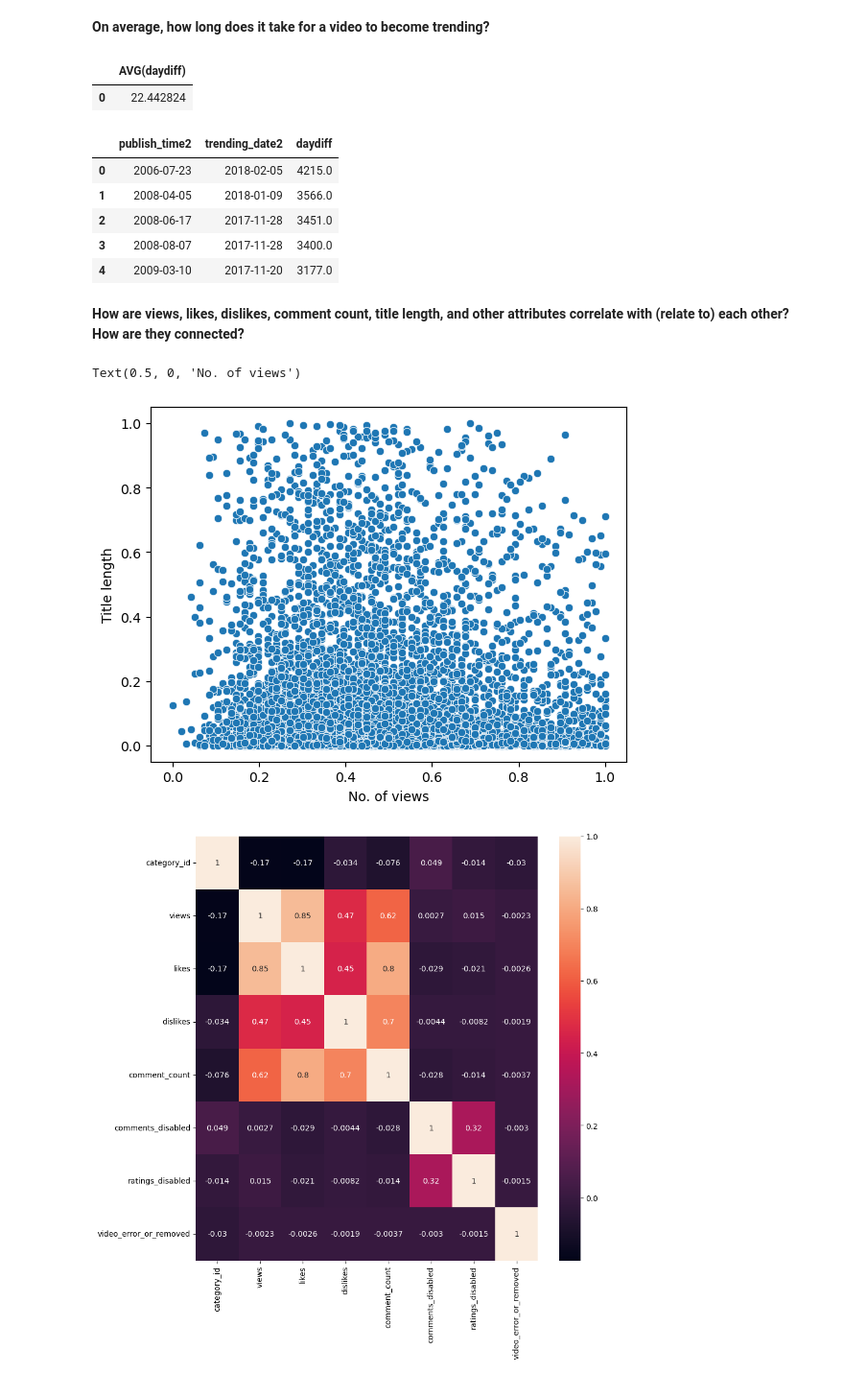
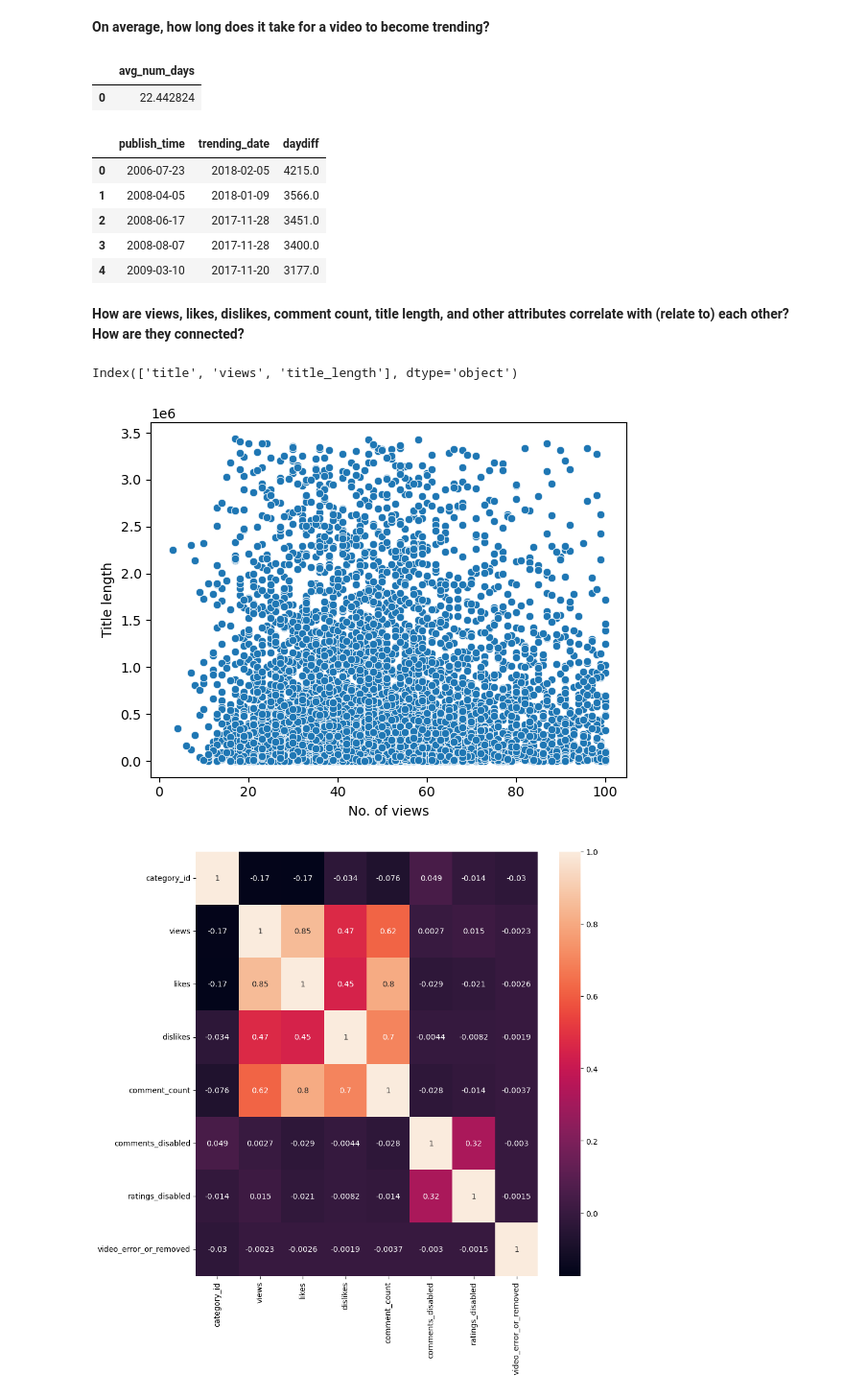
Before and after one commit to BenJC243/data-analysis_projects, a Jupyter notebook: yt_trending_videos.ipynb, the cells around one changed output. Shown at 96% size. Cells and saved outputs as stored; diff of their text form; code cells hidden in the pictures.

```diff
--- a/yt_trending_videos.ipynb
+++ b/yt_trending_videos.ipynb
@@ -19,7 +19,7 @@ pd.set_option('display.max_rows', None)
 pd.set_option('display.max_colwidth', None)
 
 # first 5 rows of dataset
-df = pd.read_csv(r'C:~\Trending YouTube Video Statistics\USvideos.csv')
+df = pd.read_csv(r'C:\Users\benjc\Downloads\Trending YouTube Video Statistics\USvideos.csv')
 df.head()
 # %% [output]
 |  | video_id | trending_date | title | channel_title | category_id | publish_time | tags | views | likes | ... |
@@ -217,21 +216,26 @@ video title length vs views
 # %%
 # return distinct video titles and their character lengths
 title_length_vs_views = sqldf('''
-WITH a AS (SELECT title, views
-FROM (
-    SELECT title, views,
-    ROW_NUMBER() OVER (partition by video_id order by trending_date desc) as last_trending_day
+WITH vids_last_day_trending AS (
+    SELECT title, views
+    FROM (
+        SELECT title, views,
+        ROW_NUMBER() OVER (PARTITION BY video_id ORDER BY trending_date desc) AS last_trending_day
+        FROM df
+        )
+    WHERE last_trending_day = 1
+),
+
+final AS (
+    SELECT distinct title, LENGTH(title) AS title_length
     FROM df
-    )
-where last_trending_day = 1),
+)
 
-b AS (SELECT distinct title, length(title) title_length
-from df)
-
-select a.title,a.views, title_length
-from a
-join b
-on a.title = b.title''')
+SELECT vids_last_day_trending.title, vids_last_day_trending.views, title_length
+FROM vids_last_day_trending
+JOIN final
+ON vids_last_day_trending.title = final.title
+''')
 
 # removing outliers if video views 1.5x above or below IQR
 quantile1,quantile3 = np.quantile(title_length_vs_views.views,[.25,.75])
@@ -247,32 +251,33 @@ sns.scatterplot(data=title_length_vs_views_filter,x='views',y='title_length');
 # %%
 # avg num of days for a vid to be trending (1st day it becomes trending after publish date)
 sqldf('''
-SELECT AVG(daydiff)
+SELECT AVG(daydiff) AS avg_num_days
 FROM (
     SELECT JULIANDAY(trending_date) - JULIANDAY(publish_time) AS daydiff
     FROM (
-        SELECT publish_time, trending_date, video_id, rank() over (PARTITION BY video_id ORDER BY trending_date2) AS rank
+        SELECT publish_time, trending_date, video_id, rank() over (PARTITION BY video_id ORDER BY trending_date) AS rank
         FROM df
         )
     WHERE rank = 1
     )
 ''')
 # %% [output]
-|  | AVG(daydiff) |
+|  | avg_num_days |
 | 0 | 22.442824 |
 # %%
 # top 5 videos w/ largest time gap between their published dates and their first day trending
 sqldf('''
-SELECT publish_time2, trending_date2, JULIANDAY(trending_date2) - JULIANDAY(publish_time2) AS daydiff
+SELECT publish_time, trending_date, JULIANDAY(trending_date) - JULIANDAY(publish_time) AS daydiff
 FROM (
-    SELECT publish_time,publish_time2,trending_date2, trending_date2, video_id, rank() over (partition by video_id order by trending_date2 desc) as rank
+    SELECT publish_time, publish_time, trending_date, video_id, RANK() over
+        (PARTITION BY video_id ORDER BY trending_date DESC) AS rank
     FROM df
     )
 WHERE rank = 1
 ORDER BY daydiff DESC
 ''').head()
 # %% [output]
-|  | publish_time2 | trending_date2 | daydiff |
+|  | publish_time | trending_date | daydiff |
 | 0 | 2006-07-23 | 2018-02-05 | 4215.0 |
 | 1 | 2008-04-05 | 2018-01-09 | 3566.0 |
 | 2 | 2008-06-17 | 2017-11-28 | 3451.0 |
@@ -280,13 +285,16 @@ ORDER BY daydiff DESC
 | 4 | 2009-03-10 | 2017-11-20 | 3177.0 |
 # %% [markdown]
 **How are views, likes, dislikes, comment count, title length, and other attributes correlate with (relate to) each other? How are they connected?**
+# %%
+title_length_vs_views_filter.columns
+# %% [output]
+Index(['title', 'views', 'title_length'], dtype='object')
 # %%
-sns.scatterplot(data=title_length_vs_views_filter,y='views_sum_norm',x='title_length_norm')
+sns.scatterplot(data=title_length_vs_views_filter,y='views',x='title_length')
 plt.ylabel('Title length')
-plt.xlabel('No. of views')
+plt.xlabel('No. of views');
 # %% [output]
-Text(0.5, 0, 'No. of views')
-[figure, old version]
+[figure, new version]
 # %%
 plt.figure(figsize=(10,10))
 sns.heatmap(df.corr(),annot=True);
```
Also changed, not shown: parts of 11 cells of this notebook.
